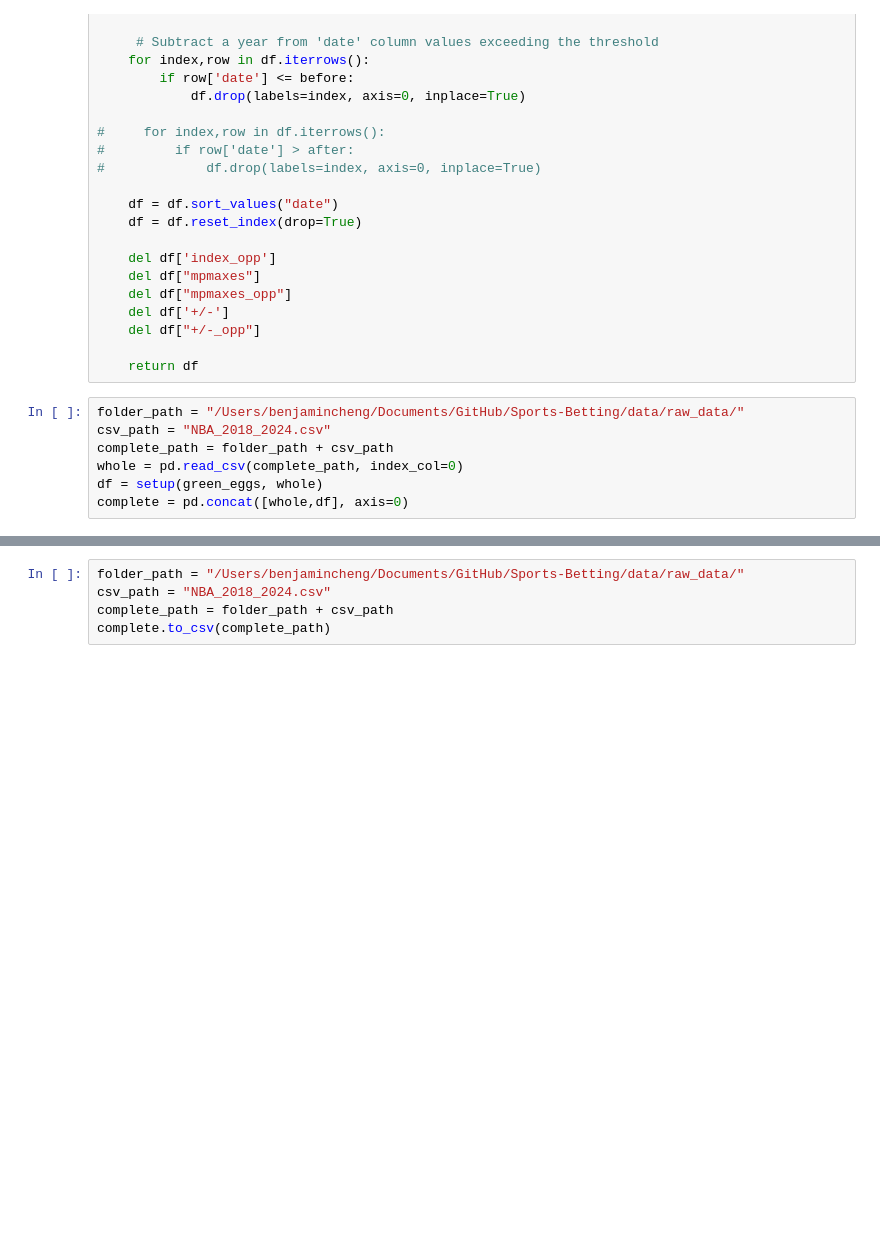
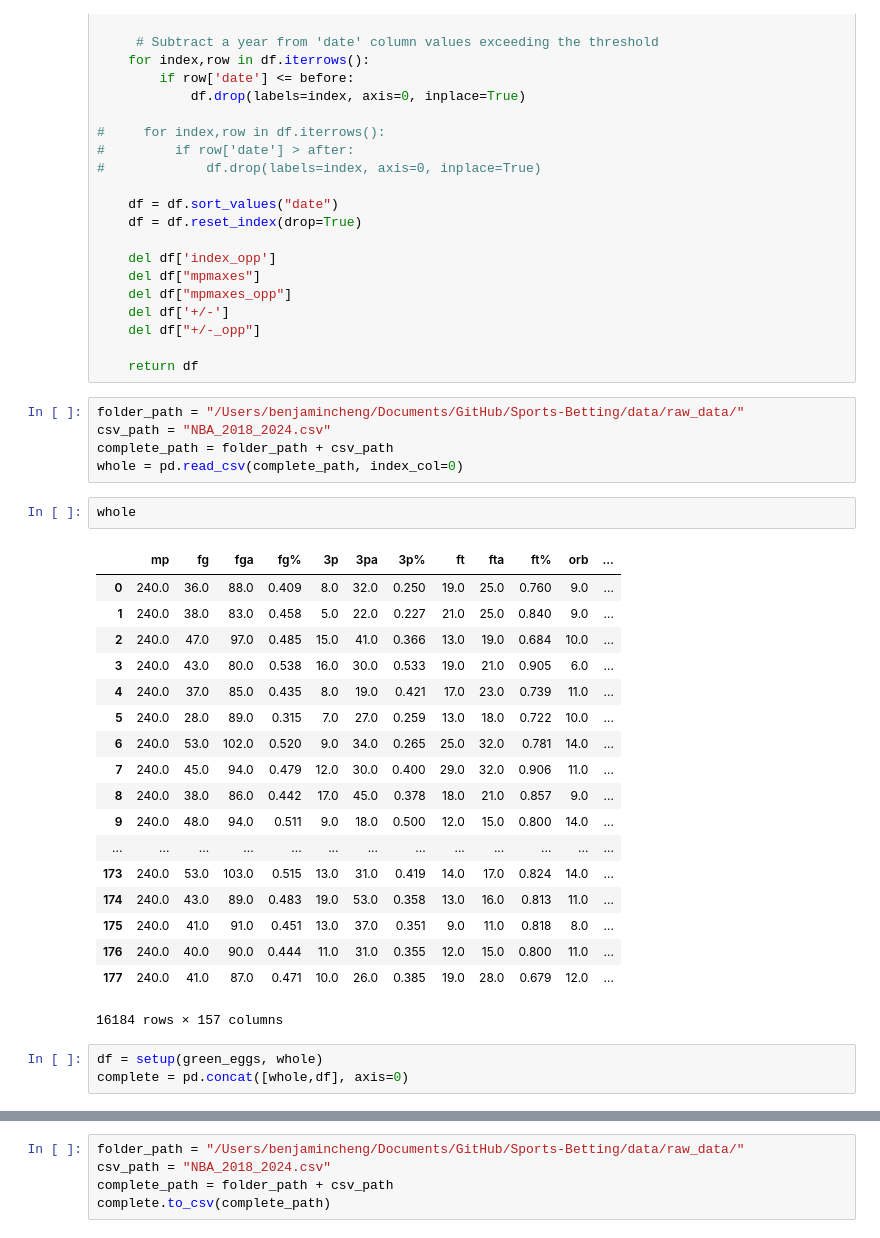
Before and after one commit to bluefish0125/Sports-Prediction, a Jupyter notebook: data/HTML/Parsing_data.ipynb, the cells around one changed output, grey strips where cells are left out. Drawn from its saved outputs; the diff is of its cells as text; blank space fills up the shorter version.

```diff
--- a/data/HTML/Parsing_data.ipynb
+++ b/data/HTML/Parsing_data.ipynb
@@ -183,11 +172,33 @@ def setup(df, whole):
     del df["+/-_opp"]
 
     return df
+# %%
+folder_path = "/Users/benjamincheng/Documents/GitHub/Sports-Betting/data/raw_data/"
+csv_path = "NBA_2018_2024.csv"
+complete_path = folder_path + csv_path
+whole = pd.read_csv(complete_path, index_col=0)
+# %%
+whole
+# %% [output]
+|  | mp | fg | fga | fg% | 3p | 3pa | 3p% | ft | fta | ft% | orb | ... |
+| 0 | 240.0 | 36.0 | 88.0 | 0.409 | 8.0 | 32.0 | 0.250 | 19.0 | 25.0 | 0.760 | 9.0 | ... |
+| 1 | 240.0 | 38.0 | 83.0 | 0.458 | 5.0 | 22.0 | 0.227 | 21.0 | 25.0 | 0.840 | 9.0 | ... |
+| 2 | 240.0 | 47.0 | 97.0 | 0.485 | 15.0 | 41.0 | 0.366 | 13.0 | 19.0 | 0.684 | 10.0 | ... |
+| 3 | 240.0 | 43.0 | 80.0 | 0.538 | 16.0 | 30.0 | 0.533 | 19.0 | 21.0 | 0.905 | 6.0 | ... |
+| 4 | 240.0 | 37.0 | 85.0 | 0.435 | 8.0 | 19.0 | 0.421 | 17.0 | 23.0 | 0.739 | 11.0 | ... |
+| 5 | 240.0 | 28.0 | 89.0 | 0.315 | 7.0 | 27.0 | 0.259 | 13.0 | 18.0 | 0.722 | 10.0 | ... |
+| 6 | 240.0 | 53.0 | 102.0 | 0.520 | 9.0 | 34.0 | 0.265 | 25.0 | 32.0 | 0.781 | 14.0 | ... |
+| 7 | 240.0 | 45.0 | 94.0 | 0.479 | 12.0 | 30.0 | 0.400 | 29.0 | 32.0 | 0.906 | 11.0 | ... |
+| 8 | 240.0 | 38.0 | 86.0 | 0.442 | 17.0 | 45.0 | 0.378 | 18.0 | 21.0 | 0.857 | 9.0 | ... |
+| 9 | 240.0 | 48.0 | 94.0 | 0.511 | 9.0 | 18.0 | 0.500 | 12.0 | 15.0 | 0.800 | 14.0 | ... |
+| ... | ... | ... | ... | ... | ... | ... | ... | ... | ... | ... | ... | ... |
+| 173 | 240.0 | 53.0 | 103.0 | 0.515 | 13.0 | 31.0 | 0.419 | 14.0 | 17.0 | 0.824 | 14.0 | ... |
+| 174 | 240.0 | 43.0 | 89.0 | 0.483 | 19.0 | 53.0 | 0.358 | 13.0 | 16.0 | 0.813 | 11.0 | ... |
+| 175 | 240.0 | 41.0 | 91.0 | 0.451 | 13.0 | 37.0 | 0.351 | 9.0 | 11.0 | 0.818 | 8.0 | ... |
+| 176 | 240.0 | 40.0 | 90.0 | 0.444 | 11.0 | 31.0 | 0.355 | 12.0 | 15.0 | 0.800 | 11.0 | ... |
+| 177 | 240.0 | 41.0 | 87.0 | 0.471 | 10.0 | 26.0 | 0.385 | 19.0 | 28.0 | 0.679 | 12.0 | ... |
+16184 rows × 157 columns
 # %%
-folder_path = "/Users/benjamincheng/Documents/GitHub/Sports-Betting/data/raw_data/"
-csv_path = "NBA_2018_2024.csv"
-complete_path = folder_path + csv_path
-whole = pd.read_csv(complete_path, index_col=0)
 df = setup(green_eggs, whole)
 complete = pd.concat([whole,df], axis=0)
 # %%
```
Also changed, not shown: parts of 4 cells of this notebook, 18 other files.
